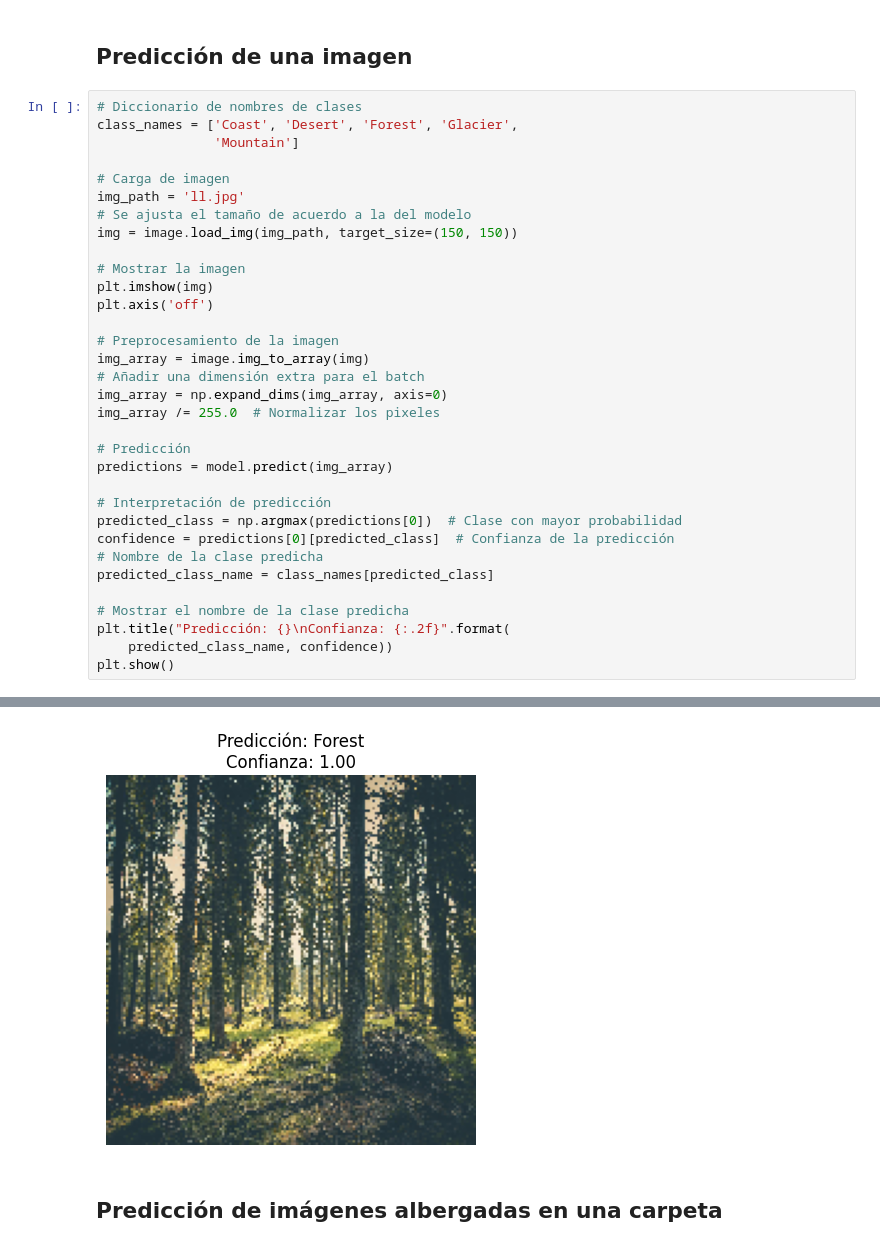
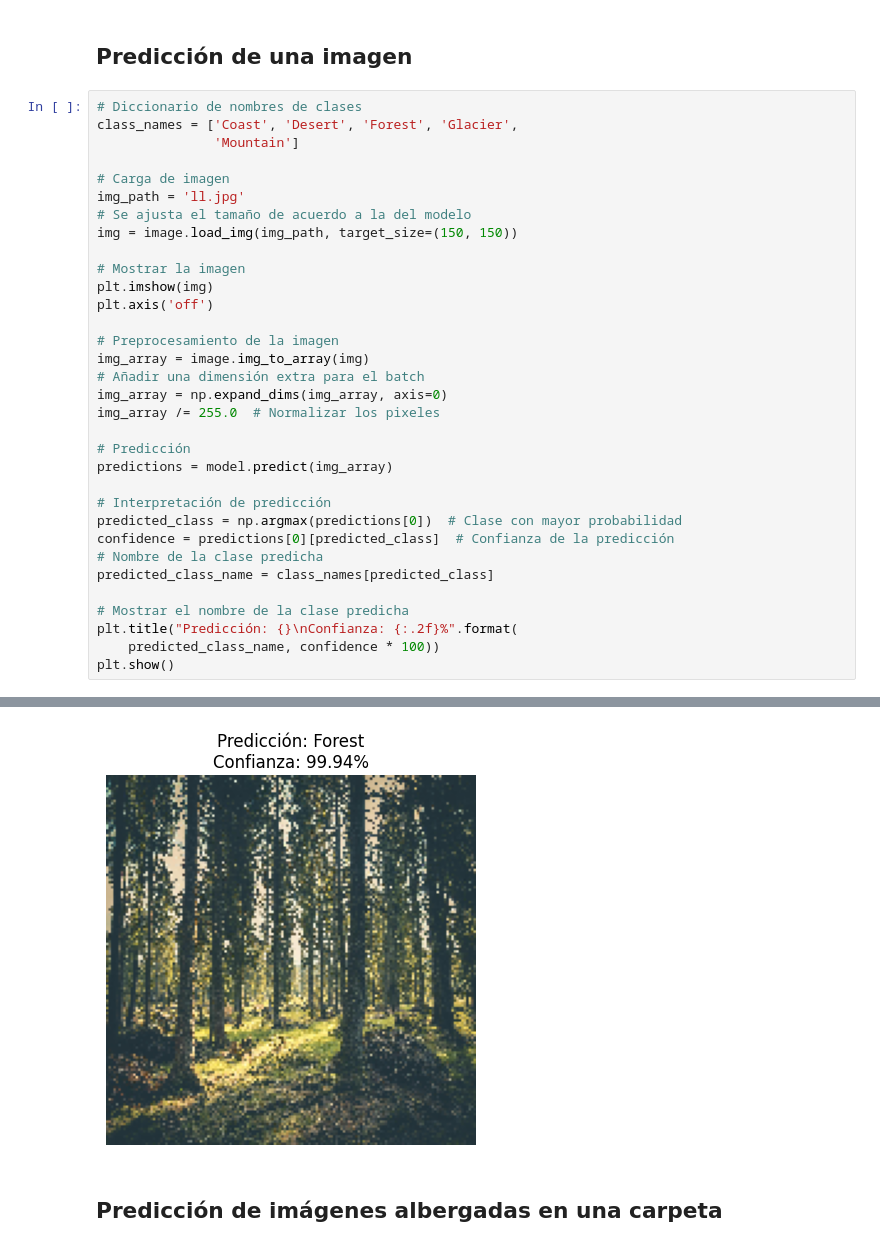
Before and after one commit to LeilaelRico/TC3002B_M2, a Jupyter notebook: A01707023_Prueba.ipynb, the cells around one changed output, grey strips where cells are left out. Cells and saved outputs as stored; diff of their text form.

```diff
--- a/A01707023_Prueba.ipynb
+++ b/A01707023_Prueba.ipynb
@@ -43,7 +43,7 @@ confidence = predictions[0][predicted_class]  # Confianza de la predicción
 predicted_class_name = class_names[predicted_class]
 
 # Mostrar el nombre de la clase predicha
-plt.title("Predicción: {}\nConfianza: {:.2f}".format(
-    predicted_class_name, confidence))
+plt.title("Predicción: {}\nConfianza: {:.2f}%".format(
+    predicted_class_name, confidence * 100))
 plt.show()
 # %% [output]
@@ -51,4 +51,4 @@ plt.show()
-[figure, old version]
+[figure, new version]
 # %% [markdown]
 ## Predicción de imágenes albergadas en una carpeta
 # %%
```
Also changed, not shown: parts of 6 cells of this notebook.
